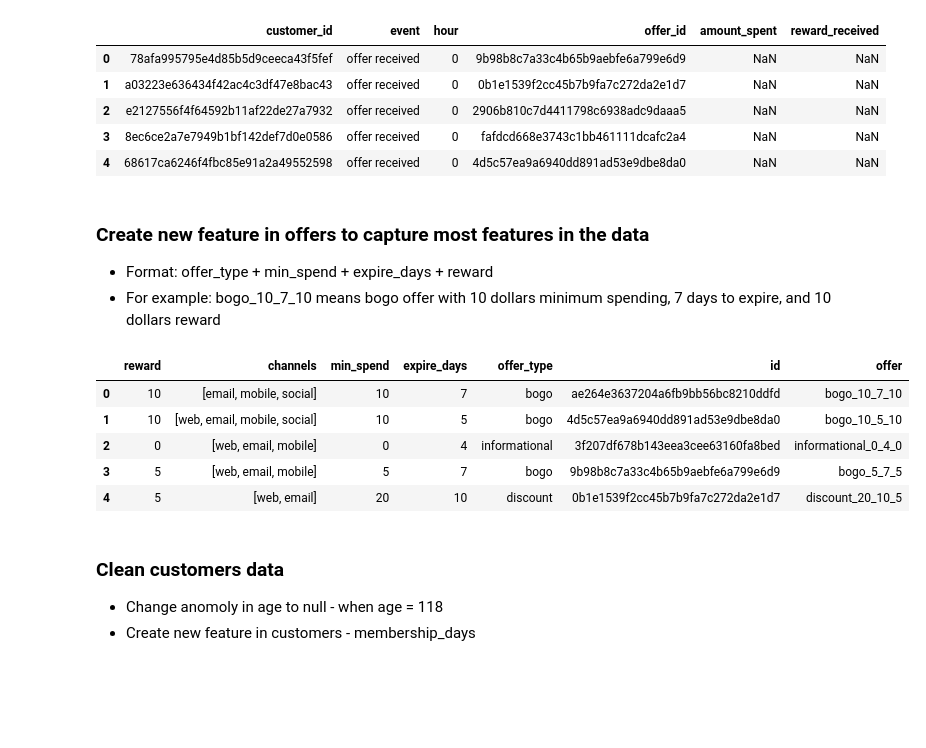
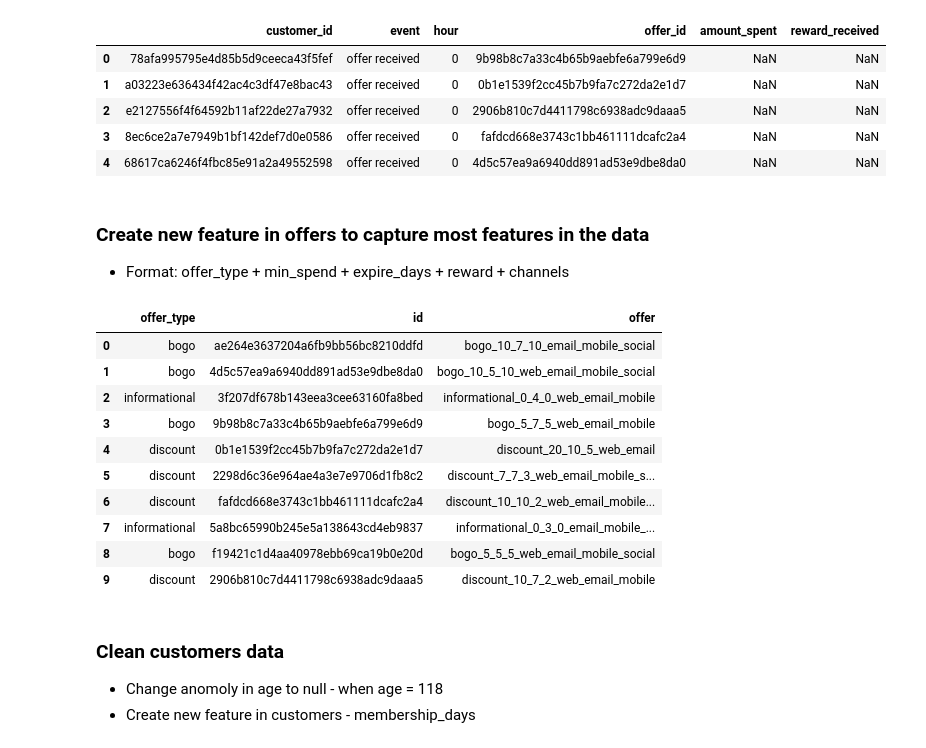
Before and after one commit to kevingao1136/Udacity_DataScience_Nanodegree, a Jupyter notebook: Starbucks_Capstone_Challenge/clean_data.ipynb, the cells around one changed output. Cells and saved outputs as stored; diff of their text form; code cells hidden in the pictures; blank space fills up the shorter version.

```diff
--- a/Starbucks_Capstone_Challenge/clean_data.ipynb
+++ b/Starbucks_Capstone_Challenge/clean_data.ipynb
@@ -72,18 +102,24 @@ events has 306514 rows
 | 4 | 68617ca6246f4fbc85e91a2a49552598 | offer received | 0 | 4d5c57ea9a6940dd891ad53e9dbe8da0 | NaN | NaN |
 # %% [markdown]
 ### Create new feature in offers to capture most features in the data
-- Format: offer_type + min_spend + expire_days + reward
-- For example: bogo_10_7_10 means bogo offer with 10 dollars minimum spending, 7 days to expire, and 10 dollars reward
+- Format: offer_type + min_spend + expire_days + reward + channels
 # %%
-offers['offer'] = offers.offer_type + '_' + offers.min_spend.astype(str) + '_' + offers.expire_days.astype(str) + '_' + offers.reward.astype(str)
-offers.head()
+offers.channels = offers.channels.apply(lambda x: '_'.join(x))
+offers['offer'] = offers.offer_type + '_' + offers.min_spend.astype(str) + '_' + offers.expire_days.astype(str) + '_' + offers.reward.astype(str) + '_' + offers.channels
+offers.drop(['reward','min_spend','expire_days','channels'],axis=1,inplace=True)
+offers
 # %% [output]
-|  | reward | channels | min_spend | expire_days | offer_type | id | offer |
-| 0 | 10 | [email, mobile, social] | 10 | 7 | bogo | ae264e3637204a6fb9bb56bc8210ddfd | bogo_10_7_10 |
-| 1 | 10 | [web, email, mobile, social] | 10 | 5 | bogo | 4d5c57ea9a6940dd891ad53e9dbe8da0 | bogo_10_5_10 |
-| 2 | 0 | [web, email, mobile] | 0 | 4 | informational | 3f207df678b143eea3cee63160fa8bed | informational_0_4_0 |
-| 3 | 5 | [web, email, mobile] | 5 | 7 | bogo | 9b98b8c7a33c4b65b9aebfe6a799e6d9 | bogo_5_7_5 |
-| 4 | 5 | [web, email] | 20 | 10 | discount | 0b1e1539f2cc45b7b9fa7c272da2e1d7 | discount_20_10_5 |
+|  | offer_type | id | offer |
+| 0 | bogo | ae264e3637204a6fb9bb56bc8210ddfd | bogo_10_7_10_email_mobile_social |
+| 1 | bogo | 4d5c57ea9a6940dd891ad53e9dbe8da0 | bogo_10_5_10_web_email_mobile_social |
+| 2 | informational | 3f207df678b143eea3cee63160fa8bed | informational_0_4_0_web_email_mobile |
+| 3 | bogo | 9b98b8c7a33c4b65b9aebfe6a799e6d9 | bogo_5_7_5_web_email_mobile |
+| 4 | discount | 0b1e1539f2cc45b7b9fa7c272da2e1d7 | discount_20_10_5_web_email |
+| 5 | discount | 2298d6c36e964ae4a3e7e9706d1fb8c2 | discount_7_7_3_web_email_mobile_s... |
+| 6 | discount | fafdcd668e3743c1bb461111dcafc2a4 | discount_10_10_2_web_email_mobile... |
+| 7 | informational | 5a8bc65990b245e5a138643cd4eb9837 | informational_0_3_0_email_mobile_... |
+| 8 | bogo | f19421c1d4aa40978ebb69ca19b0e20d | bogo_5_5_5_web_email_mobile_social |
+| 9 | discount | 2906b810c7d4411798c6938adc9daaa5 | discount_10_7_2_web_email_mobile |
 # %% [markdown]
 ### Clean customers data
 - Change anomoly in age to null - when age = 118
```
Also changed, not shown: parts of 2 cells of this notebook, 3 other files.
